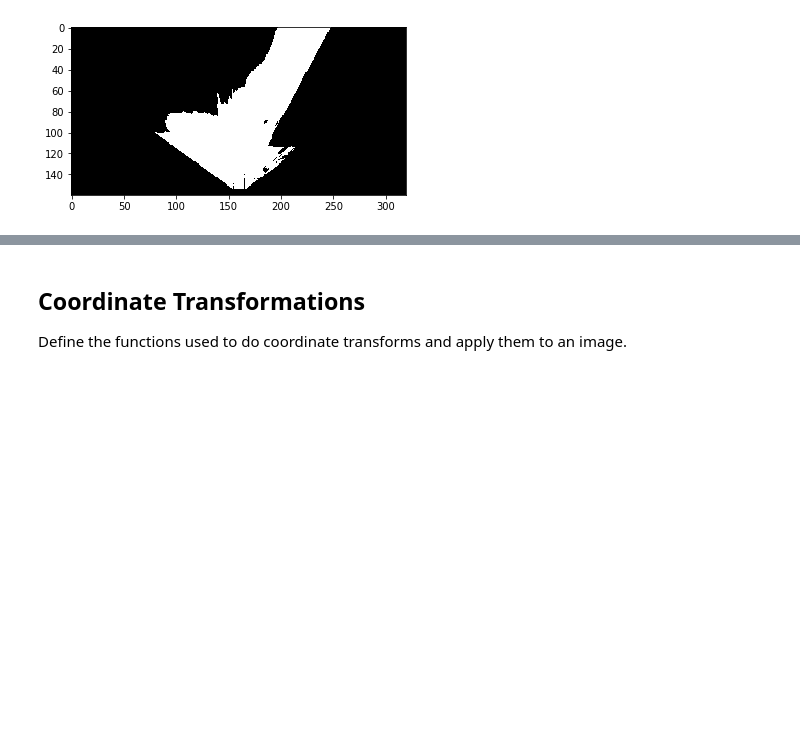
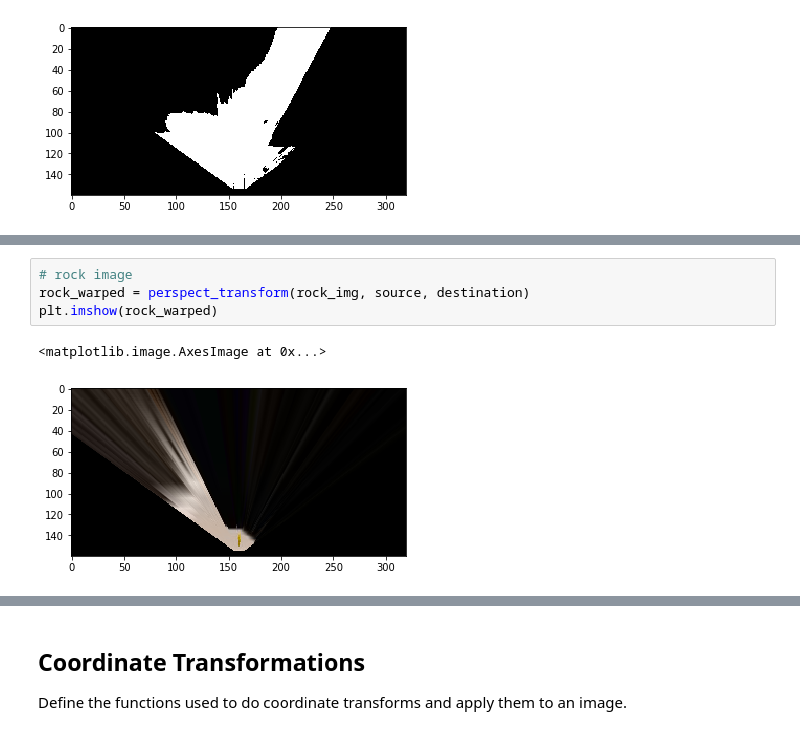
Before and after one commit to hongta/Robotics, a Jupyter notebook: code/Rover_Project_Test_Notebook.ipynb, the cells around one changed output, grey strips where cells are left out. Cells and saved outputs as stored; diff of their text form; blank space fills up the shorter version.

```diff
--- a/code/Rover_Project_Test_Notebook.ipynb
+++ b/code/Rover_Project_Test_Notebook.ipynb
@@ -145,0 +152,7 @@ plt.imshow(threshed, cmap='gray')
+# %%
+# rock image
+rock_warped = perspect_transform(rock_img, source, destination)
+plt.imshow(rock_warped)
+# %% [output]
+<matplotlib.image.AxesImage at 0x...>
+[figure, added]
```
Also changed, not shown: parts of 4 cells of this notebook, 1 other file.
